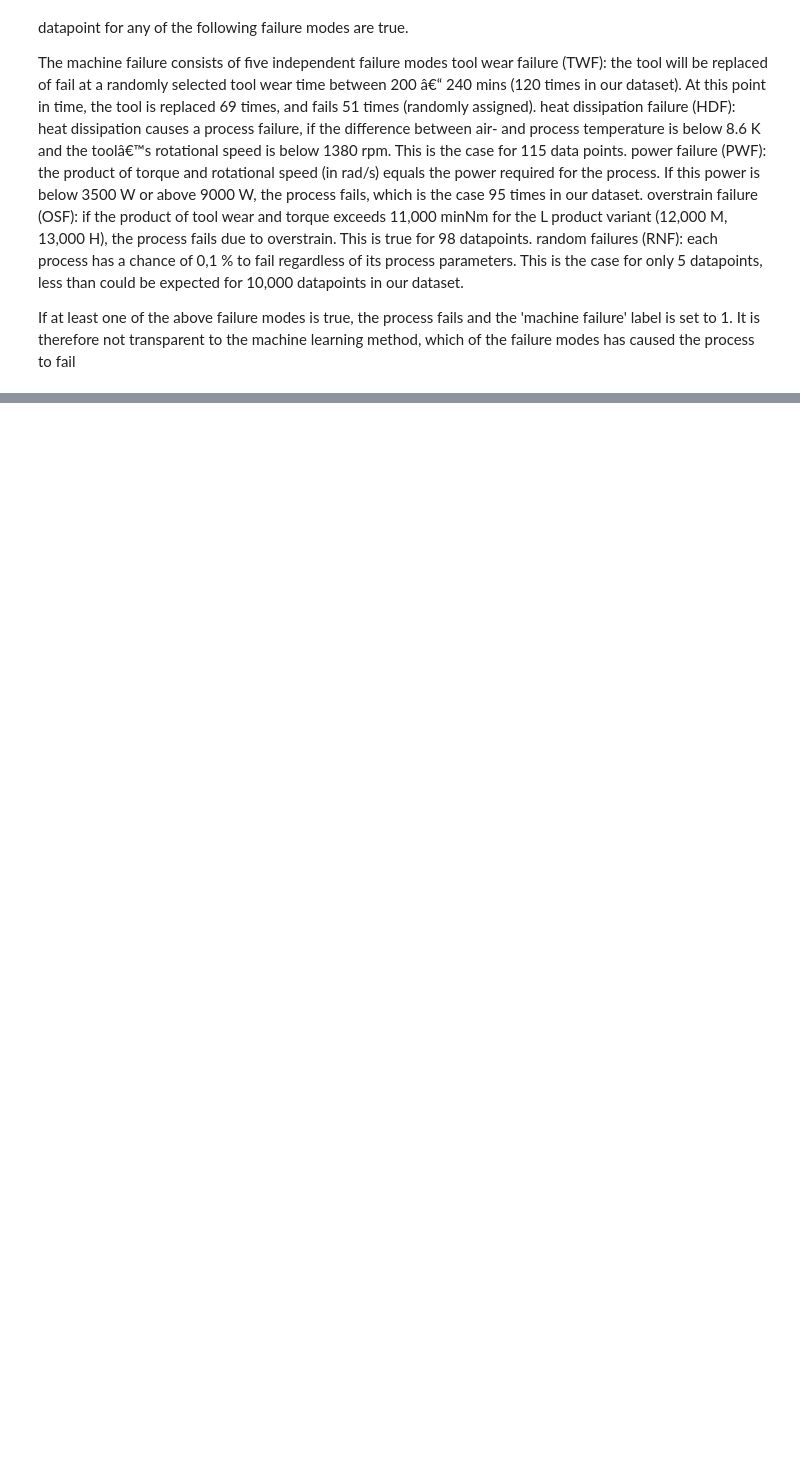
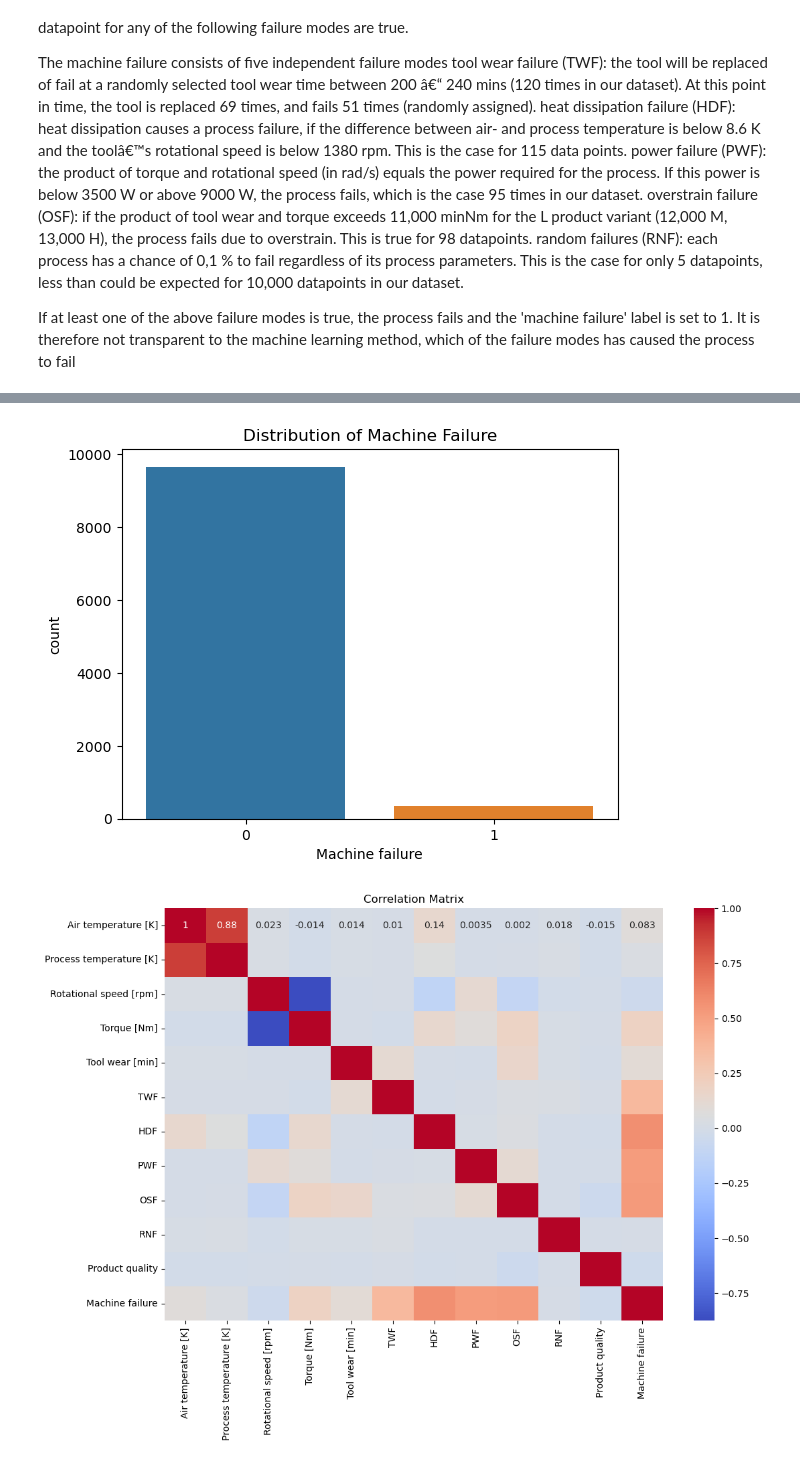
Before and after one commit to sgovindaswamy/DeepLearning-and-ML-projects, a Jupyter notebook: Predictive_maintenance_dataset/Ai4i2020.ipynb, the cells around one changed output, grey strips where cells are left out. Cells and saved outputs as stored; diff of their text form; code cells hidden in the pictures; blank space fills up the shorter version.

```diff
--- a/Predictive_maintenance_dataset/Ai4i2020.ipynb
+++ b/Predictive_maintenance_dataset/Ai4i2020.ipynb
@@ -8,3 +41,0 @@ dataset = pd.read_csv("ai4i2020.csv")
-# %%
-dataset.head()
-dataset = dataset.iloc[:, 3:]
@@ -89,0 +68,9 @@ mask
+# %%
+#Perform type mapping for "Type" column. Encode "Type" to numeric values
+type_mapping = {'L':0, 'M':1, 'H':2}
+dataset["Product quality"] = dataset["Type"].map(type_mapping)
+
+features = dataset.drop(columns = ['UDI', 'Product ID', 'Type', 'Machine failure'])
+labels = dataset["Machine failure"]
+
+df = pd.concat([features, labels], axis = 1)
@@ -89,0 +86,21 @@ mask
+# %%
+# Distribution of machine failure
+sns.countplot(x='Machine failure', data=df)
+plt.title('Distribution of Machine Failure')
+plt.show()
+
+# Correlation matrix
+plt.figure(figsize=(12, 8))
+sns.heatmap(df.corr(), annot=True, cmap='coolwarm')
+plt.title('Correlation Matrix')
+plt.show()
+
+# Distribution of air and process temperatures
+sns.histplot(df['Air temperature [K]'], kde=True, color='blue', label='Air Temperature')
+sns.histplot(df['Process temperature [K]'], kde=True, color='red', label='Process Temperature')
+plt.title('Temperature Distributions')
+plt.legend()
+plt.show()
+# %% [output]
+[figure, added]
+[figure, added]
```
Also changed, not shown: parts of 31 cells of this notebook.
